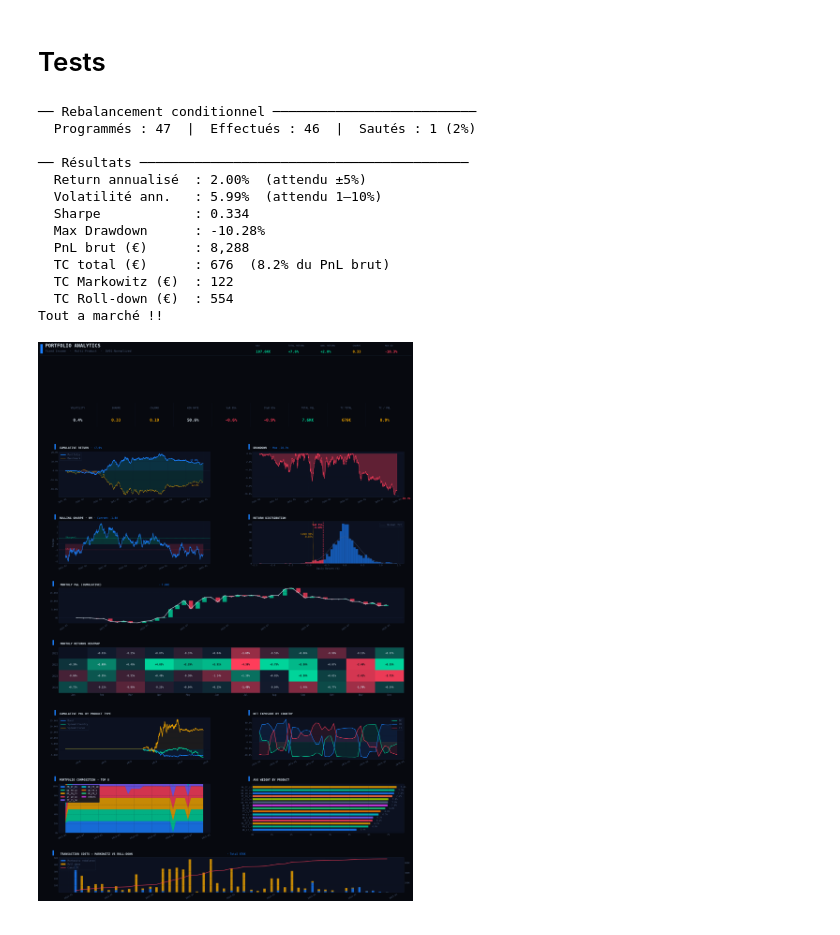
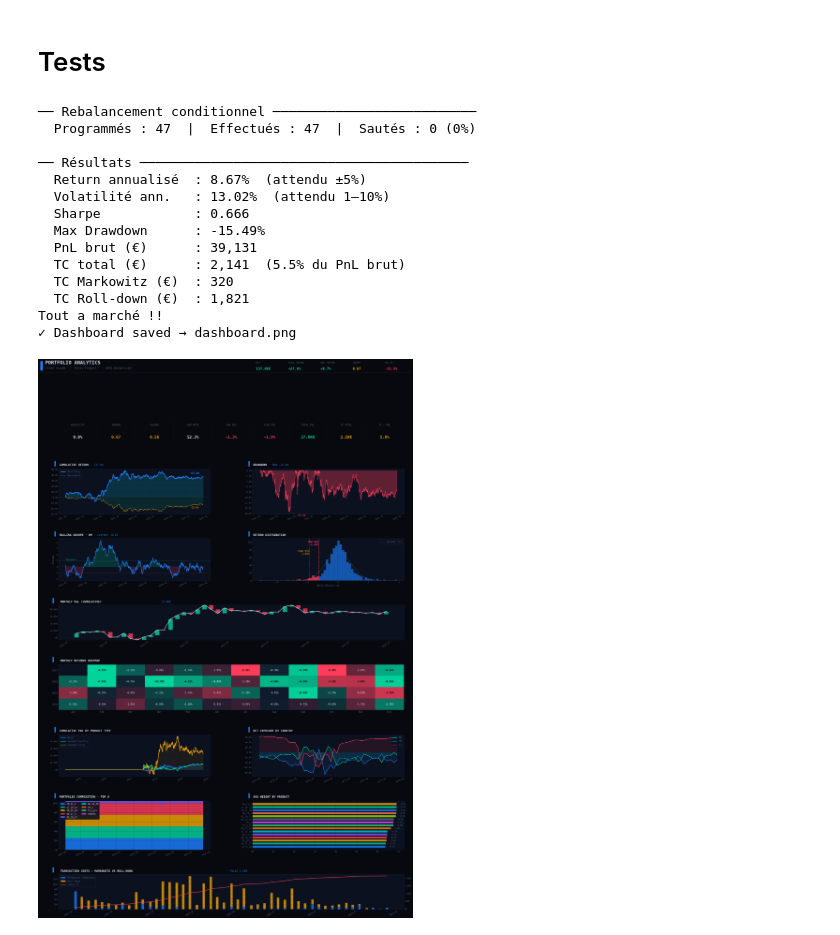
Before and after one commit to pradosth0/Markowitz_based_portfolio_allocation, a Jupyter notebook: pf_V2.ipynb, the cells around one changed output. Drawn from its saved outputs; the diff is of its cells as text; code cells hidden in the pictures.

```diff
--- a/pf_V2.ipynb
+++ b/pf_V2.ipynb
@@ -2106,40 +2106,41 @@ from dashboard import PortfolioDashboardVisualizer
 # %%
 start_date = "2021-01-01"
 end_date   = "2025-06-10"
 
 
 tspf = TimeSeriesPortfolio(
     data=long_filtered,
     start_date="2021-01-01",
     end_date="2025-01-01",
     rebalance_freq="ME",
     benchmark="10",
     dv01_ref=dv01_ref,
     long_only=False,
-    lamb=0.01, # 0.2
-    tc_gamma=17 #
+    lamb=0.002,
+    tc_gamma=5 #
     #initial_weights= df_weights["weight"]
 )
+# 0.214474	15	0.50
 
-
-tspf.generate_portfolios(carry_weight=0.75)
+tspf.generate_portfolios(carry_weight=0.25)
 
 viz = PortfolioDashboardVisualizer(ts_portfolio=tspf)
-#viz.plot_dashboard(save_path="dashboard.png", dpi=100)
+viz.plot_dashboard(save_path="dashboard.png", dpi=100)
 
 fig = viz.plot_dashboard()
 # %% [output]
 ── Rebalancement conditionnel ──────────────────────────
-  Programmés : 47  |  Effectués : 46  |  Sautés : 1 (2%)
+  Programmés : 47  |  Effectués : 47  |  Sautés : 0 (0%)
 
 ── Résultats ──────────────────────────────────────────
-  Return annualisé  : 2.00%  (attendu ±5%)
-  Volatilité ann.   : 5.99%  (attendu 1–10%)
-  Sharpe            : 0.334
-  Max Drawdown      : -10.28%
-  PnL brut (€)      : 8,288
-  TC total (€)      : 676  (8.2% du PnL brut)
-  TC Markowitz (€)  : 122
-  TC Roll-down (€)  : 554
+  Return annualisé  : 8.67%  (attendu ±5%)
+  Volatilité ann.   : 13.02%  (attendu 1–10%)
+  Sharpe            : 0.666
+  Max Drawdown      : -15.49%
+  PnL brut (€)      : 39,131
+  TC total (€)      : 2,141  (5.5% du PnL brut)
+  TC Markowitz (€)  : 320
+  TC Roll-down (€)  : 1,821
 Tout a marché !!
+✓ Dashboard saved → dashboard.png
-[figure, old version]
+[figure, new version]
```
Also changed, not shown: parts of 4 cells of this notebook.
